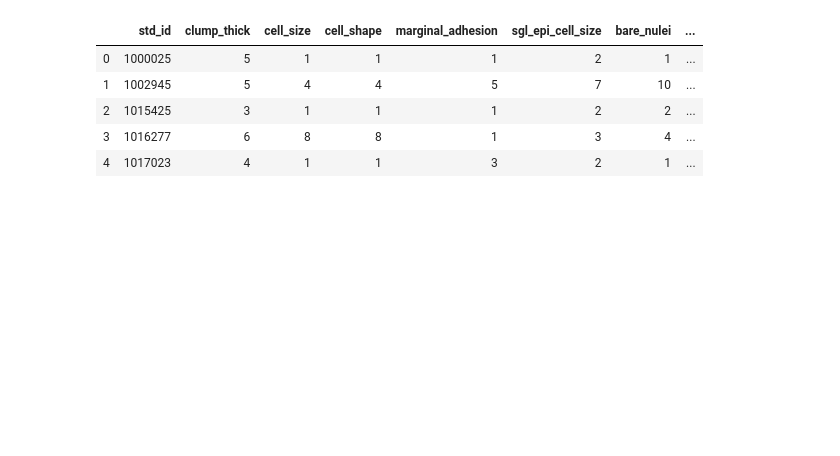
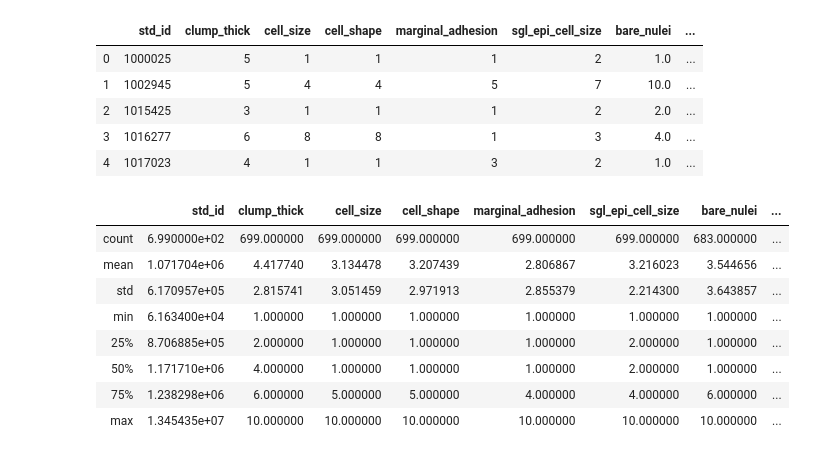
Before and after one commit to Atri1999/CANCER_Classification, a Jupyter notebook: cancer_detection.ipynb, the cells around one changed output. Saved outputs shown, nothing was run; the diff lists cells and outputs as text; code cells hidden in the pictures; blank space fills up the shorter version.

```diff
--- a/cancer_detection.ipynb
+++ b/cancer_detection.ipynb
@@ -1,14 +1,29 @@
 # %%
 import pandas as pd
+import sklearn
+import numpy as np
+
 
 names=['std_id','clump_thick','cell_size','cell_shape','marginal_adhesion','sgl_epi_cell_size','bare_nulei','bland_chromatin','normal_nuclei','mitoses','class']
-df=pd.read_csv("breast-cancer-wisconsin.data",names=names)
+df=pd.read_csv("breast-cancer-wisconsin.data",names=names,na_values=['?'])
 
 df.head()
 # %% [output]
 |  | std_id | clump_thick | cell_size | cell_shape | marginal_adhesion | sgl_epi_cell_size | bare_nulei | ... |
-| 0 | 1000025 | 5 | 1 | 1 | 1 | 2 | 1 | ... |
-| 1 | 1002945 | 5 | 4 | 4 | 5 | 7 | 10 | ... |
-| 2 | 1015425 | 3 | 1 | 1 | 1 | 2 | 2 | ... |
-| 3 | 1016277 | 6 | 8 | 8 | 1 | 3 | 4 | ... |
-| 4 | 1017023 | 4 | 1 | 1 | 3 | 2 | 1 | ... |
+| 0 | 1000025 | 5 | 1 | 1 | 1 | 2 | 1.0 | ... |
+| 1 | 1002945 | 5 | 4 | 4 | 5 | 7 | 10.0 | ... |
+| 2 | 1015425 | 3 | 1 | 1 | 1 | 2 | 2.0 | ... |
+| 3 | 1016277 | 6 | 8 | 8 | 1 | 3 | 4.0 | ... |
+| 4 | 1017023 | 4 | 1 | 1 | 3 | 2 | 1.0 | ... |
+# %%
+df.describe()
+# %% [output]
+|  | std_id | clump_thick | cell_size | cell_shape | marginal_adhesion | sgl_epi_cell_size | bare_nulei | ... |
+| count | 6.990000e+02 | 699.000000 | 699.000000 | 699.000000 | 699.000000 | 699.000000 | 683.000000 | ... |
+| mean | 1.071704e+06 | 4.417740 | 3.134478 | 3.207439 | 2.806867 | 3.216023 | 3.544656 | ... |
+| std | 6.170957e+05 | 2.815741 | 3.051459 | 2.971913 | 2.855379 | 2.214300 | 3.643857 | ... |
+| min | 6.163400e+04 | 1.000000 | 1.000000 | 1.000000 | 1.000000 | 1.000000 | 1.000000 | ... |
+| 25% | 8.706885e+05 | 2.000000 | 1.000000 | 1.000000 | 1.000000 | 2.000000 | 1.000000 | ... |
+| 50% | 1.171710e+06 | 4.000000 | 1.000000 | 1.000000 | 1.000000 | 2.000000 | 1.000000 | ... |
+| 75% | 1.238298e+06 | 6.000000 | 5.000000 | 5.000000 | 4.000000 | 4.000000 | 6.000000 | ... |
+| max | 1.345435e+07 | 10.000000 | 10.000000 | 10.000000 | 10.000000 | 10.000000 | 10.000000 | ... |
```
Also changed, not shown: parts of 6 cells of this notebook.
